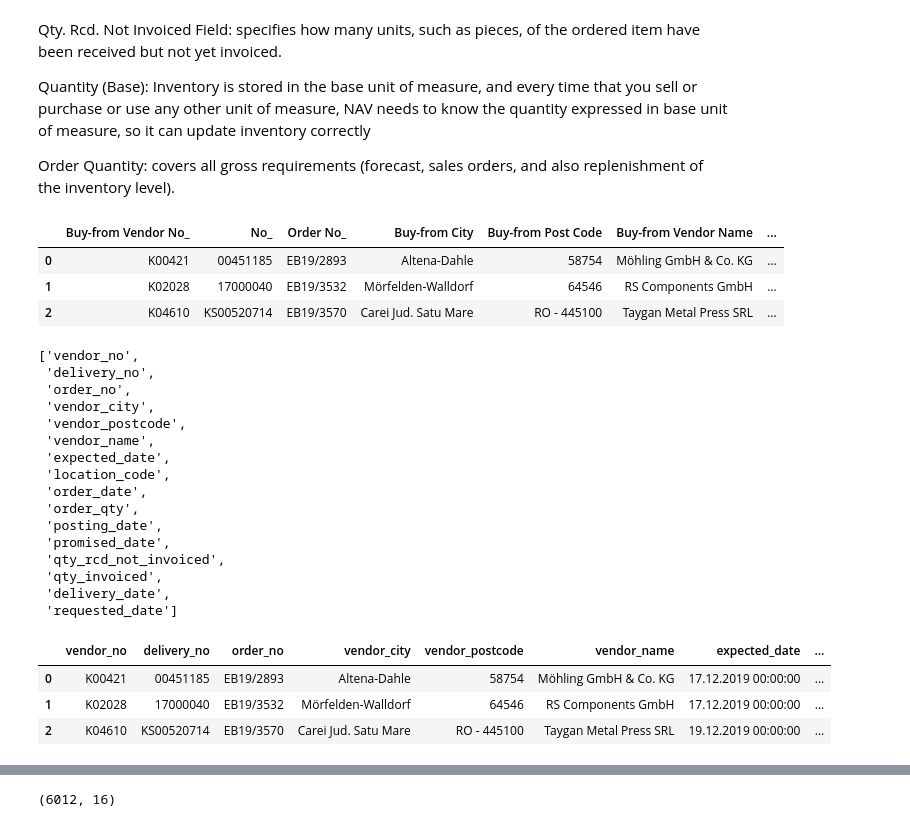
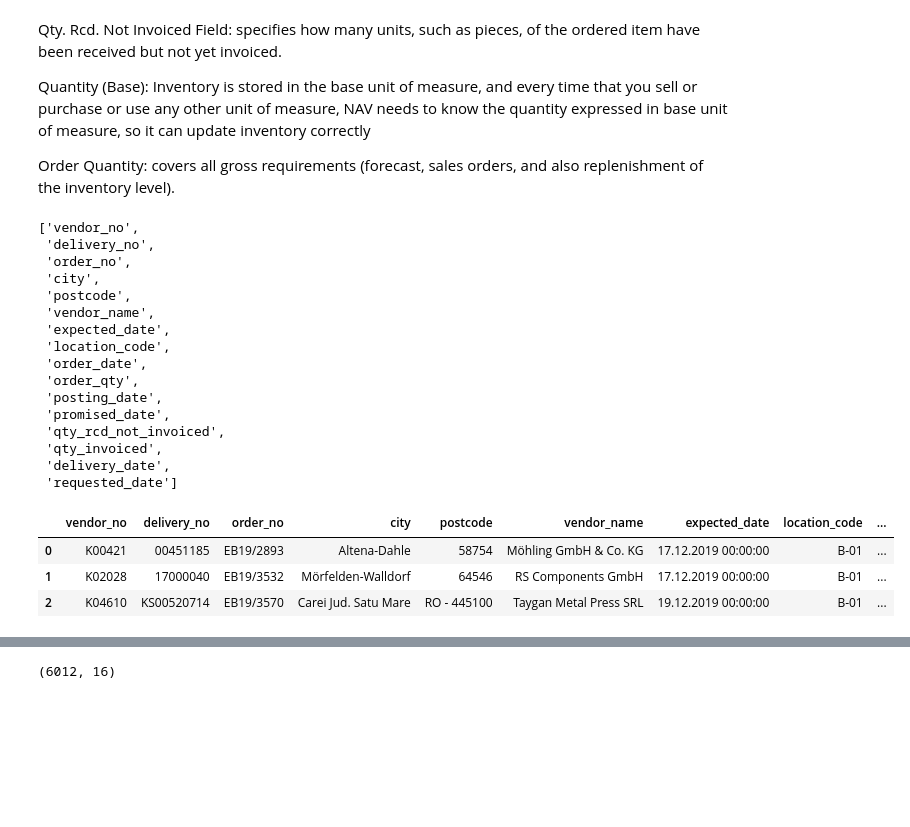
Before and after one commit to virginiaperdomoc/Delivery-Performance-Dashboard, a Jupyter notebook: lieferzeile.ipynb, the cells around one changed output, grey strips where cells are left out. Saved outputs shown, nothing was run; the diff lists cells and outputs as text; code cells hidden in the pictures; blank space fills up the shorter version.

```diff
--- a/lieferzeile.ipynb
+++ b/lieferzeile.ipynb
@@ -127,27 +127,20 @@ Qty. Rcd. Not Invoiced Field: specifies how many units, such as pieces, of the o
 Quantity (Base): Inventory is stored in the base unit of measure, and every time that you sell or purchase or use any other unit of measure, NAV needs to know the quantity expressed in base unit of measure, so it can update inventory correctly
 
 Order Quantity: covers all gross requirements (forecast, sales orders, and also replenishment of the inventory level).
-# %%
-deliveries.head(3)
-# %% [output]
-|  | Buy-from Vendor No_ | No_ | Order No_ | Buy-from City | Buy-from Post Code | Buy-from Vendor Name | ... |
-| 0 | K00421 | 00451185 | EB19/2893 | Altena-Dahle | 58754 | Möhling GmbH & Co. KG | ... |
-| 1 | K02028 | 17000040 | EB19/3532 | Mörfelden-Walldorf | 64546 | RS Components GmbH | ... |
-| 2 | K04610 | KS00520714 | EB19/3570 | Carei Jud. Satu Mare | RO - 445100 | Taygan Metal Press SRL | ... |
 # %%
 deliveries.columns = deliveries.columns.str.replace(" ", "_").str.lower()
-deliveries=deliveries.rename(columns={'buy-from_vendor_no_': 'vendor_no',"no_": "delivery_no","order_no_": "order_no",'buy-from_city':'vendor_city',
-'buy-from_post_code':'vendor_postcode','buy-from_vendor_name':'vendor_name','expected_receipt_date':'expected_date','order_quantity':'order_qty',
+deliveries=deliveries.rename(columns={'buy-from_vendor_no_': 'vendor_no',"no_": "delivery_no","order_no_": "order_no",'buy-from_city':'city',
+'buy-from_post_code':'postcode','buy-from_vendor_name':'vendor_name','expected_receipt_date':'expected_date','order_quantity':'order_qty',
  'promised_receipt_date': 'promised_date', 'qty__rcd__not_invoiced':'qty_rcd_not_invoiced','quantity_invoiced':'qty_invoiced','really_receipt_datetime':'delivery_date',
  'requested_receipt_date':'requested_date'})
-deliveries.buy_from_vendor_name=deliveries.vendor_name.str.replace(",", " ") # commas would create additional columns when exporting to csv
+deliveries.vendor_name=deliveries.vendor_name.str.replace(",", " ") # commas would create additional columns when exporting to csv
 list(deliveries.columns)
 # %% [output]
 ['vendor_no',
  'delivery_no',
  'order_no',
- 'vendor_city',
- 'vendor_postcode',
+ 'city',
+ 'postcode',
  'vendor_name',
  'expected_date',
  'location_code',
@@ -160,12 +153,10 @@ list(deliveries.columns)
  'delivery_date',
  'requested_date']
 # %%
-deliveries.qty_invoiced = deliveries.qty_invoiced.map(lambda x: str(x)[:-21])
-deliveries.order_qty = deliveries.order_qty.map(lambda x: str(x)[:-21])
-deliveries.qty_rcd_not_invoiced = deliveries.qty_rcd_not_invoiced.map(lambda x: str(x)[:-21])
+deliveries[['qty_invoiced','order_qty','qty_rcd_not_invoiced']] = deliveries[['qty_invoiced','order_qty','qty_rcd_not_invoiced']].applymap(lambda x: str(x)[:-21])
 deliveries.head(3)
 # %% [output]
-|  | vendor_no | delivery_no | order_no | vendor_city | vendor_postcode | vendor_name | expected_date | ... |
-| 0 | K00421 | 00451185 | EB19/2893 | Altena-Dahle | 58754 | Möhling GmbH & Co. KG | 17.12.2019 00:00:00 | ... |
-| 1 | K02028 | 17000040 | EB19/3532 | Mörfelden-Walldorf | 64546 | RS Components GmbH | 17.12.2019 00:00:00 | ... |
-| 2 | K04610 | KS00520714 | EB19/3570 | Carei Jud. Satu Mare | RO - 445100 | Taygan Metal Press SRL | 19.12.2019 00:00:00 | ... |
+|  | vendor_no | delivery_no | order_no | city | postcode | vendor_name | expected_date | location_code | ... |
+| 0 | K00421 | 00451185 | EB19/2893 | Altena-Dahle | 58754 | Möhling GmbH & Co. KG | 17.12.2019 00:00:00 | B-01 | ... |
+| 1 | K02028 | 17000040 | EB19/3532 | Mörfelden-Walldorf | 64546 | RS Components GmbH | 17.12.2019 00:00:00 | B-01 | ... |
+| 2 | K04610 | KS00520714 | EB19/3570 | Carei Jud. Satu Mare | RO - 445100 | Taygan Metal Press SRL | 19.12.2019 00:00:00 | B-01 | ... |
```
Also changed, not shown: parts of 25 cells of this notebook, 11 other files.
